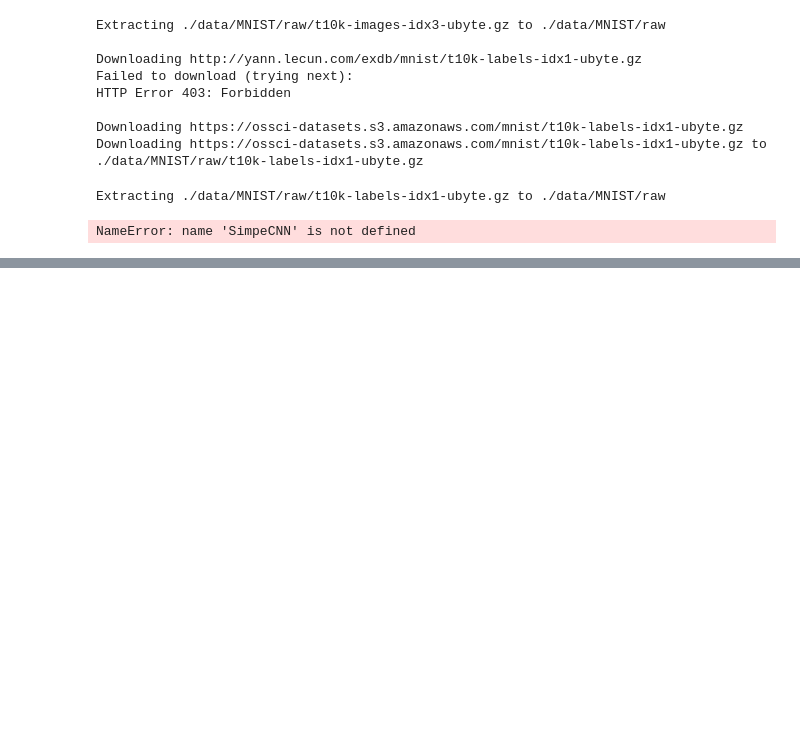
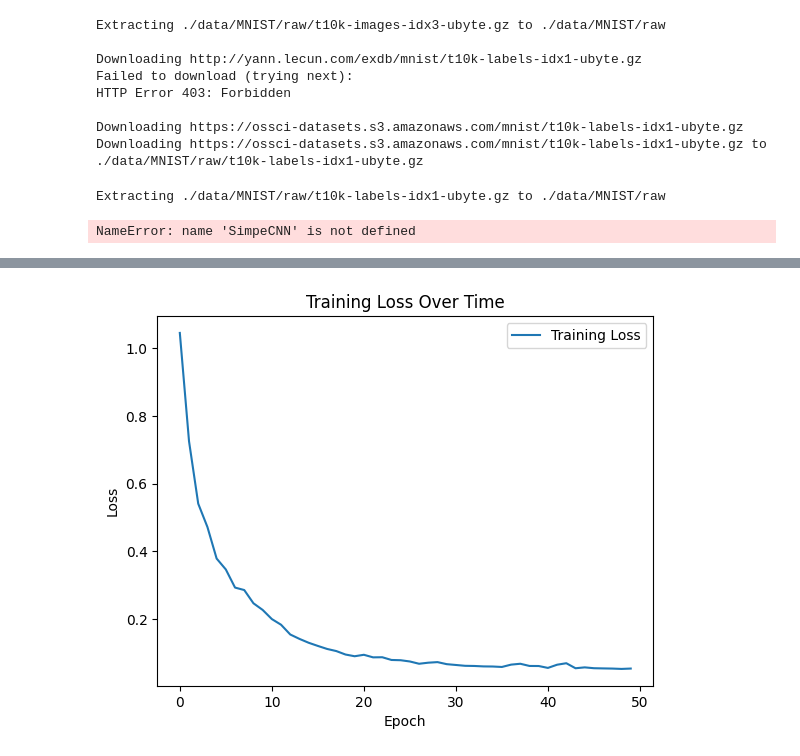
Before and after one commit to OleksandrKarpenkoUA/pytorch-tutorial-for-me, a Jupyter notebook: Pytorch_Tutorial.ipynb, the cells around one changed output, grey strips where cells are left out. Cells and saved outputs as stored; diff of their text form; code cells hidden in the pictures; blank space fills up the shorter version.

```diff
--- a/Pytorch_Tutorial.ipynb
+++ b/Pytorch_Tutorial.ipynb
@@ -862,0 +1269,93 @@ NameError: name 'SimpeCNN' is not defined
+# %%
+import numpy as np
+import pandas as pd
+import matplotlib.pyplot as plt
+from sklearn.datasets import load_iris
+from sklearn.model_selection import train_test_split
+from sklearn.preprocessing import StandardScaler
+from sklearn.metrics import accuracy_score
+import torch
+import torch.nn as nn
+import torch.optim as optim
+from torch.utils.data import DataLoader, TensorDataset
+
+# Load the Iris dataset
+iris = load_iris()
+X = iris.data
+y = iris.target
+df = pd.DataFrame(X, columns=iris.feature_names)
+df['species'] = y
+
+# Display first few rows of the dataset
+print(df.head())
+
+# Split the dataset into training and test sets
+X_train, X_test, y_train, y_test = train_test_split(X, y, test_size=0.2, random_state=42)
+
+# Standardize the features
+scaler = StandardScaler()
+X_train = scaler.fit_transform(X_train)
+X_test = scaler.transform(X_test)
+
+# Convert data to PyTorch tensors
+X_train_tensor = torch.tensor(X_train, dtype=torch.float32)
+y_train_tensor = torch.tensor(y_train, dtype=torch.long)
+X_test_tensor = torch.tensor(X_test, dtype=torch.float32)
+y_test_tensor = torch.tensor(y_test, dtype=torch.long)
+
+# Create DataLoader for batch processing
+train_dataset = TensorDataset(X_train_tensor, y_train_tensor)
+train_loader = DataLoader(train_dataset, batch_size=16, shuffle=True)
+
+# Define a simple neural network
+class SimpleNN(nn.Module):
+    def __init__(self, input_dim, output_dim):
+        super(SimpleNN, self).__init__()
+        self.fc1 = nn.Linear(input_dim, 16)
+        self.fc2 = nn.Linear(16, output_dim)
+
+    def forward(self, x):
+        x = torch.relu(self.fc1(x))
+        x = self.fc2(x)
+        return x
+
+# Initialize the model, loss function, and optimizer
+model = SimpleNN(input_dim=4, output_dim=3)
+criterion = nn.CrossEntropyLoss()
+optimizer = optim.Adam(model.parameters(), lr=0.01)
+
+# Train the model
+num_epochs = 50
+train_losses = []
+
+for epoch in range(num_epochs):
+    model.train()
+    running_loss = 0.0
+    for inputs, labels in train_loader:
+        optimizer.zero_grad()
+        outputs = model(inputs)
+        loss = criterion(outputs, labels)
+        loss.backward()
+        optimizer.step()
+        running_loss += loss.item()
+
+    epoch_loss = running_loss / len(train_loader)
+    train_losses.append(epoch_loss)
+    print(f'Epoch {epoch+1}/{num_epochs}, Loss: {epoch_loss:.4f}')
+
+# Evaluate the model on the test set
+model.eval()
+with torch.no_grad():
+    test_outputs = model(X_test_tensor)
+    _, predicted = torch.max(test_outputs, 1)
+    accuracy = accuracy_score(y_test, predicted.numpy())
+    print(f'Test Accuracy: {accuracy:.4f}')
+
+# Plot the training loss
+plt.plot(train_losses, label='Training Loss')
+plt.xlabel('Epoch')
+plt.ylabel('Loss')
+plt.title('Training Loss Over Time')
+plt.legend()
+plt.show()
+# %% [output]
@@ -862,0 +1379 @@ NameError: name 'SimpeCNN' is not defined
+[figure, added]
```
Also changed, not shown: parts of 20 cells of this notebook.
